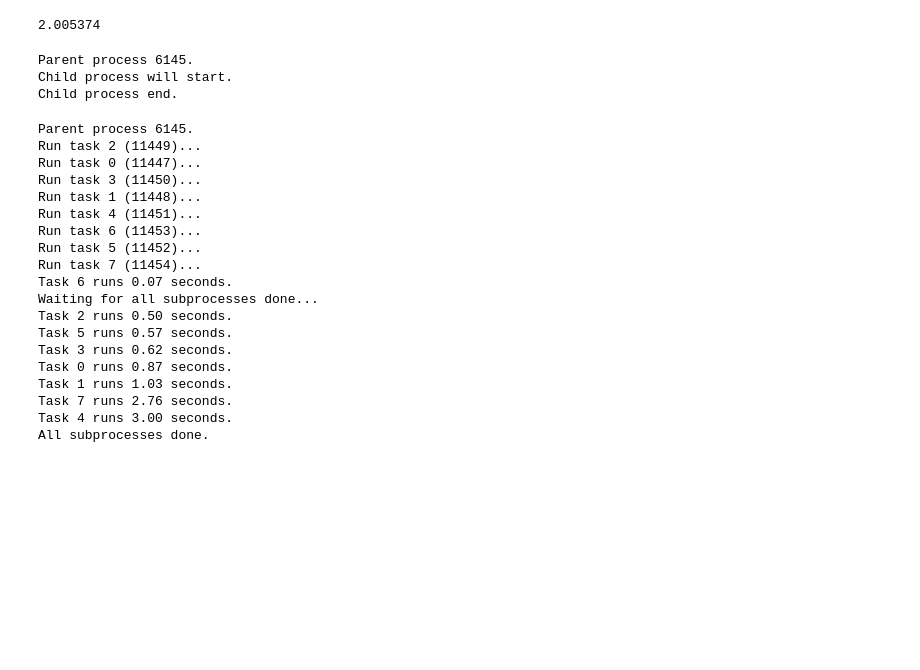
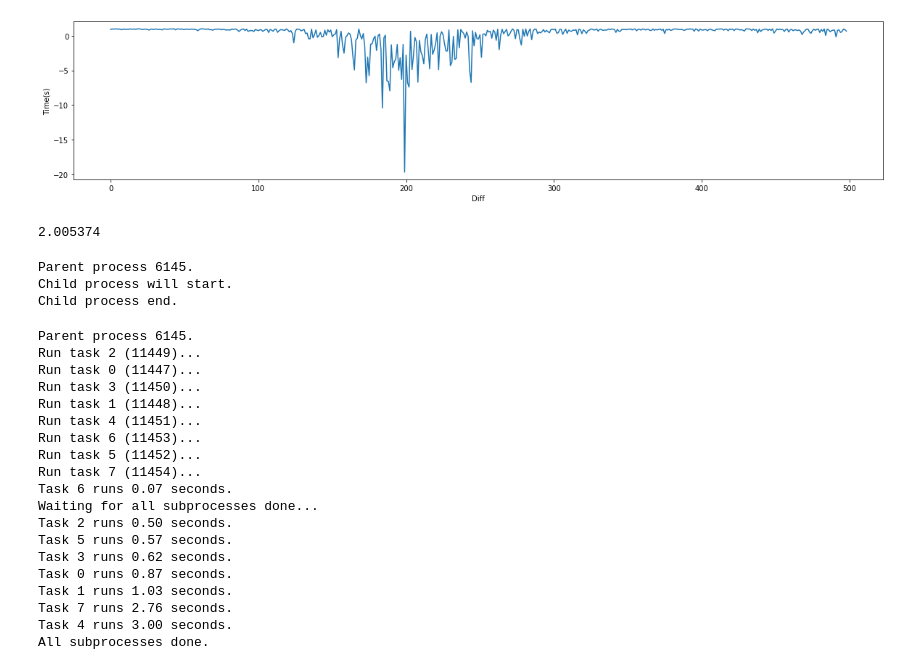
Before and after one commit to mexiQQ/blockchain-difficulty-adjustment-strategy, a Jupyter notebook: main.ipynb, the cells around one changed output. Saved outputs shown, nothing was run; the diff lists cells and outputs as text; code cells hidden in the pictures; blank space fills up the shorter version.

```diff
--- a/main.ipynb
+++ b/main.ipynb
@@ -209,0 +195,16 @@ New Difficulty:  4.490813081272764e+43 Difficulty cahnge:  -9.611083209341e+42
+# %%
+# import math
+# logs = []
+# for diff in difficulties:
+#     logs.append(diff)
+#     print(math.log2(diff))
+import matplotlib.pyplot as plt
+def visualization2(logs):
+    x = range(len(logs)-1)
+    y = logs[1:]
+    plt.figure(figsize=(20,4))
+    plt.plot(x,y)
+    plt.xlabel("Diff")
+    plt.ylabel("Time(s)")
+
+visualization2(difficulties)
@@ -210,3 +217,7 @@ New Difficulty:  4.490813081272764e+43 Difficulty cahnge:  -9.611083209341e+42
+# %%
+visualization2(errors)
+# %% [output]
+[figure, added]
 # %%
 from datetime import datetime
 import time
```
Also changed, not shown: parts of 15 cells of this notebook, 5 other files.
